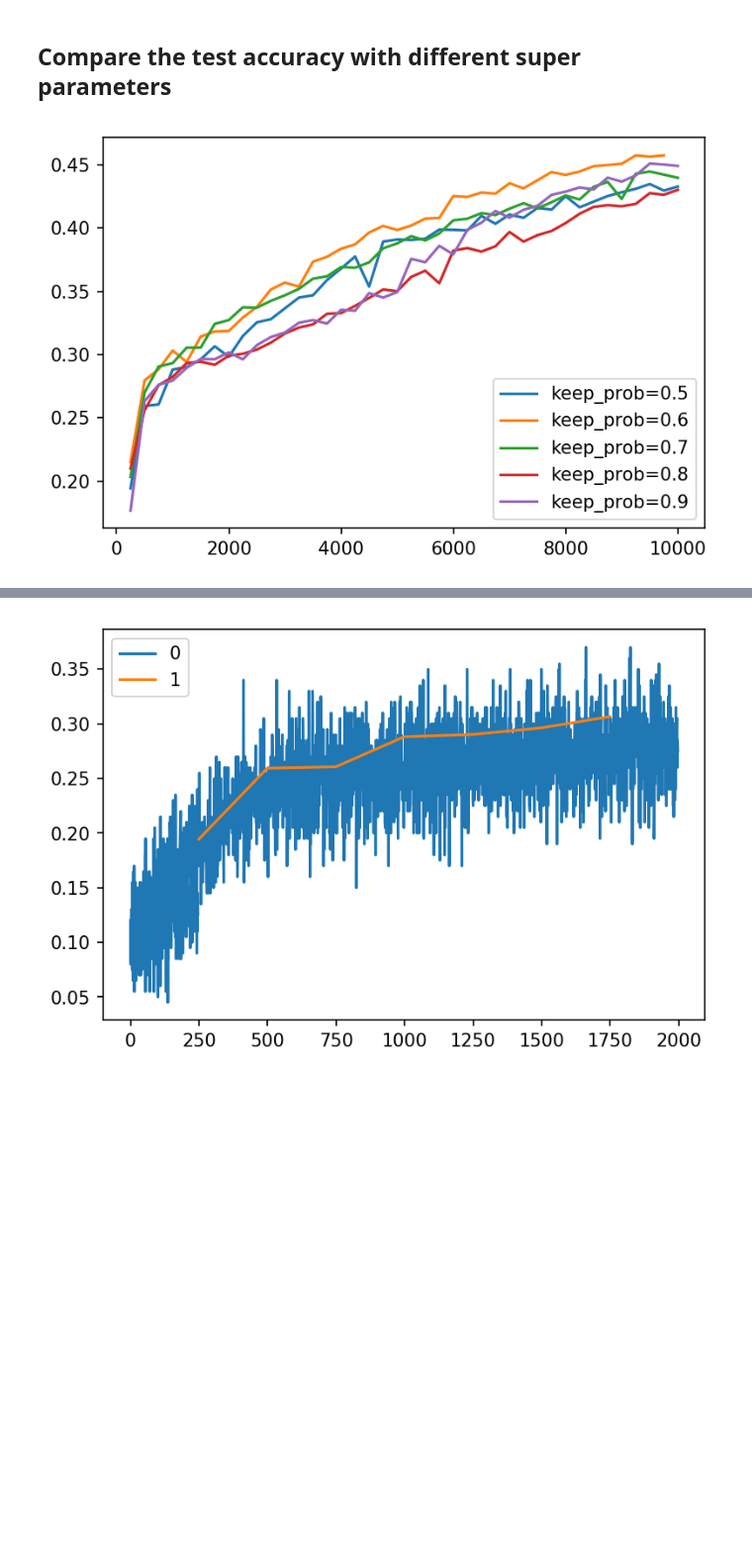
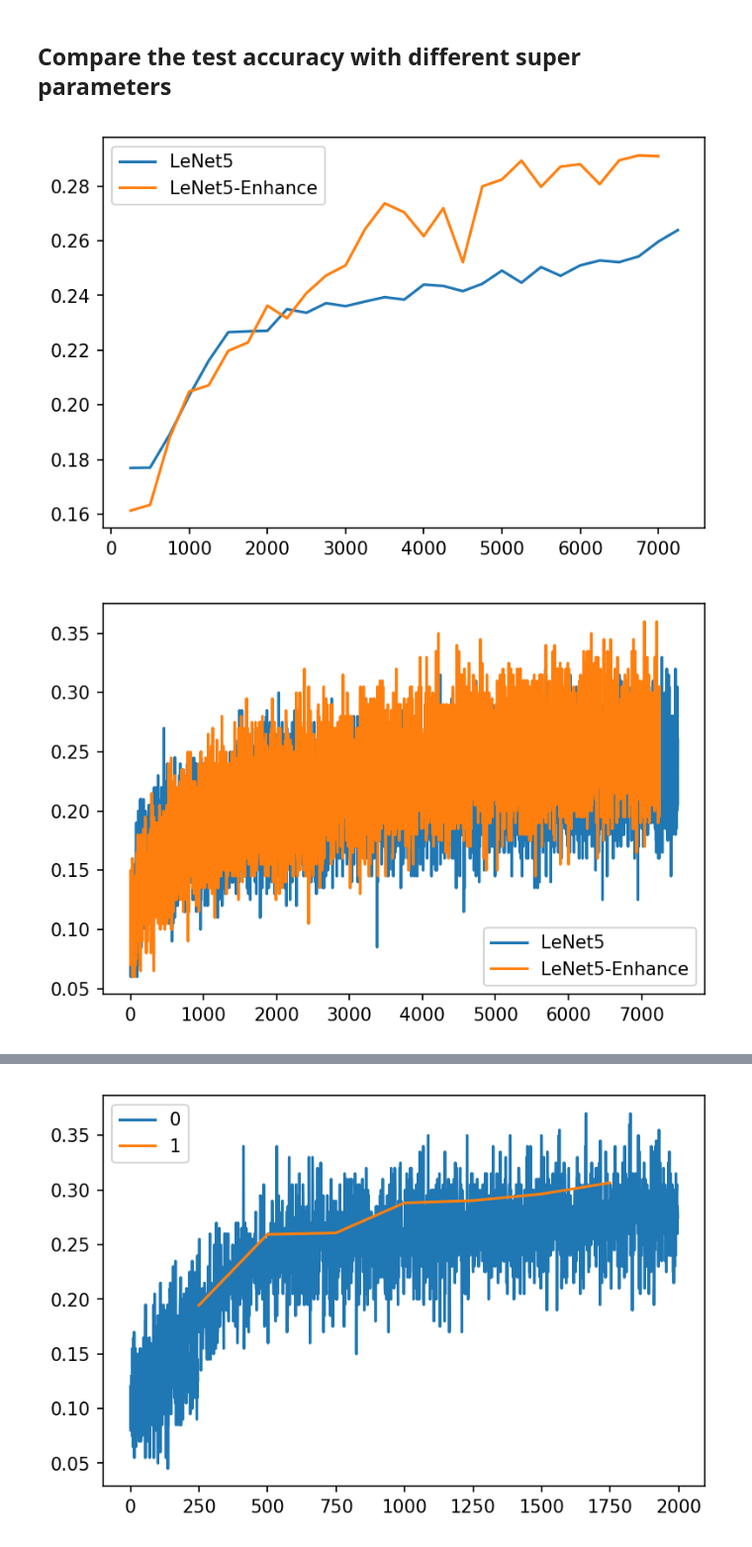
Before and after one commit to deechean/Le-Net5, a Jupyter notebook: train_analysis.ipynb, the cells around one changed output, grey strips where cells are left out. Shown at 99% size. Saved outputs shown, nothing was run; the diff lists cells and outputs as text; code cells hidden in the pictures; blank space fills up the shorter version.

```diff
--- a/train_analysis.ipynb
+++ b/train_analysis.ipynb
@@ -22,10 +20,15 @@ test label shape: (10000,)
 test set length: 10000
 # %%
 class log_file(object):
-    def __init__(self,log_file_name,name=''):
+    def __init__(self,log_dir,name=''):
         self.name = name
+        self.log_dir = log_dir
+    def load_data(self, variable_name):
+        return tfg.readlog(self.log_dir+variable_name,variable_name)
+        """
         self.train_accuracy = tfg.readlog(log_file_name,'train_accuracy')
         self.test_accuracy = tfg.readlog(log_file_name,'test_accuracy')
         self.loss = tfg.readlog(log_file_name,'train_loss')
         self.test_index = tfg.readlog(log_file_name,'test_index')
         self.output = tfg.readlog(log_file_name,'output')
+        """
@@ -32,7 +37,7 @@ class log_file(object):
 # %% [markdown]
 ## Display training accuracy vs. test accuracy
 # %%
-def show_accuracy(accuracy):
+def show_chart(accuracy):
     plt.rcParams['figure.dpi'] = 150
     legend = []
     labels = []
@@ -50,18 +55,37 @@ def show_accuracy(accuracy):
 # %% [markdown]
 ## Compare the test accuracy with different super parameters
 # %%
-log_file_0 = 'lenet_train_cifar10_0.log'
-log_file_1 = 'lenet_train_cifar10_1.log'
-log_file_2 = 'lenet_train_cifar10_2.log'
-log_file_3 = 'lenet_train_cifar10_3.log'
-log_file_4 = 'lenet_train_cifar10_4.log'
-log_data_0 = log_file(log_file_0,name='keep_prob=0.5')
+log_dir_0 = 'log_0/'
+log_dir_1 = 'log_1/'
+"""
+log_dir_2 = 'lenet_train_cifar10_2.log'
+log_dir_3 = 'lenet_train_cifar10_3.log'
+log_dir_4 = 'lenet_train_cifar10_4.log'
+"""
+log_data_0 = log_file(log_dir_0, name='LeNet5')
+log_data_1 = log_file(log_dir_1, name='LeNet5-Enhance')
+test_acuracy_0 = log_data_0.load_data('test_accuracy')
+test_acuracy_1 = log_data_1.load_data('test_accuracy')
+#x_norm = log_data_0.load_data('x_norm')
+#print(x_norm)
+
+"""
 log_data_1 = log_file(log_file_1,name='keep_prob=0.6')
 log_data_2 = log_file(log_file_2,name='keep_prob=0.7')
 log_data_3 = log_file(log_file_3,name='keep_prob=0.8')
 log_data_4 = log_file(log_file_4,name='keep_prob=0.9')
-show_accuracy([[log_data_0.name,log_data_0.test_accuracy],[log_data_1.name,log_data_1.test_accuracy],
-               [log_data_2.name,log_data_2.test_accuracy],[log_data_3.name,log_data_3.test_accuracy],
-               [log_data_4.name,log_data_4.test_accuracy]])
+"""
+show_chart([[log_data_0.name,test_acuracy_0],[log_data_1.name,test_acuracy_1]])
+
+train_acuracy_0 = log_data_0.load_data('train_accuracy')
+train_acuracy_1 = log_data_1.load_data('train_accuracy')
+
+show_chart([[log_data_0.name,train_acuracy_0],[log_data_1.name,train_acuracy_1]])
+
+train_loss_0 = log_data_0.load_data('train_loss')
+train_loss_1 = log_data_1.load_data('train_loss')
+
+show_chart([[log_data_0.name,train_loss_0],[log_data_1.name,train_loss_1]])
 # %% [output]
-[figure, old version]
+[figure, new version]
+[figure, added]
```
Also changed, not shown: parts of 4 cells of this notebook.
